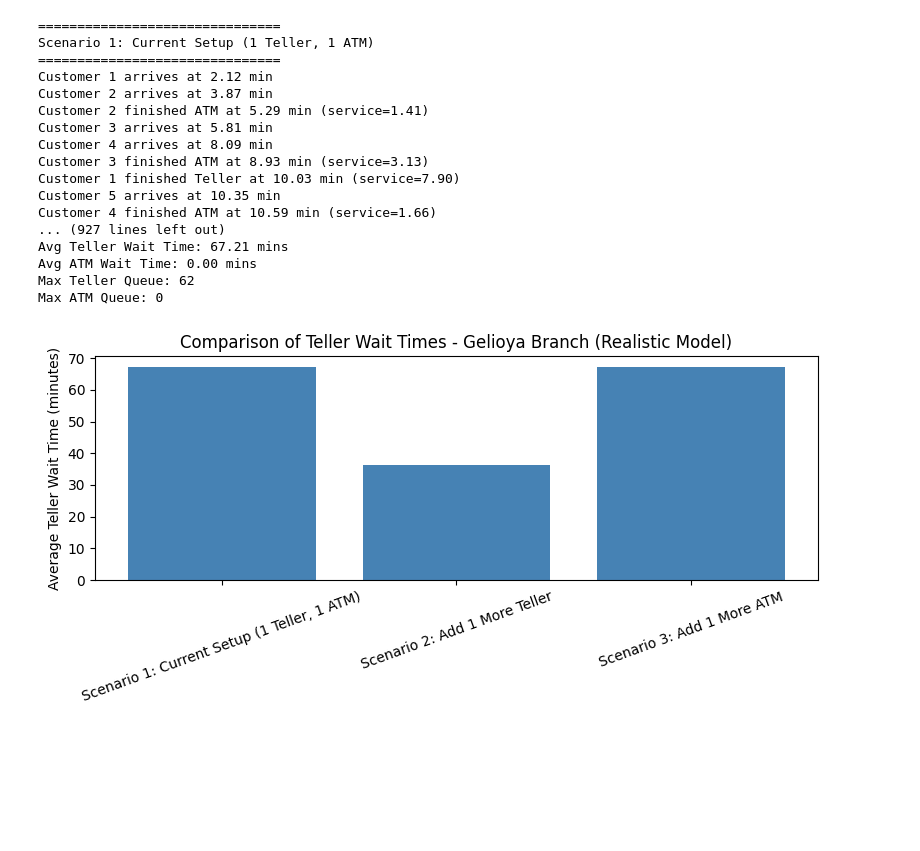
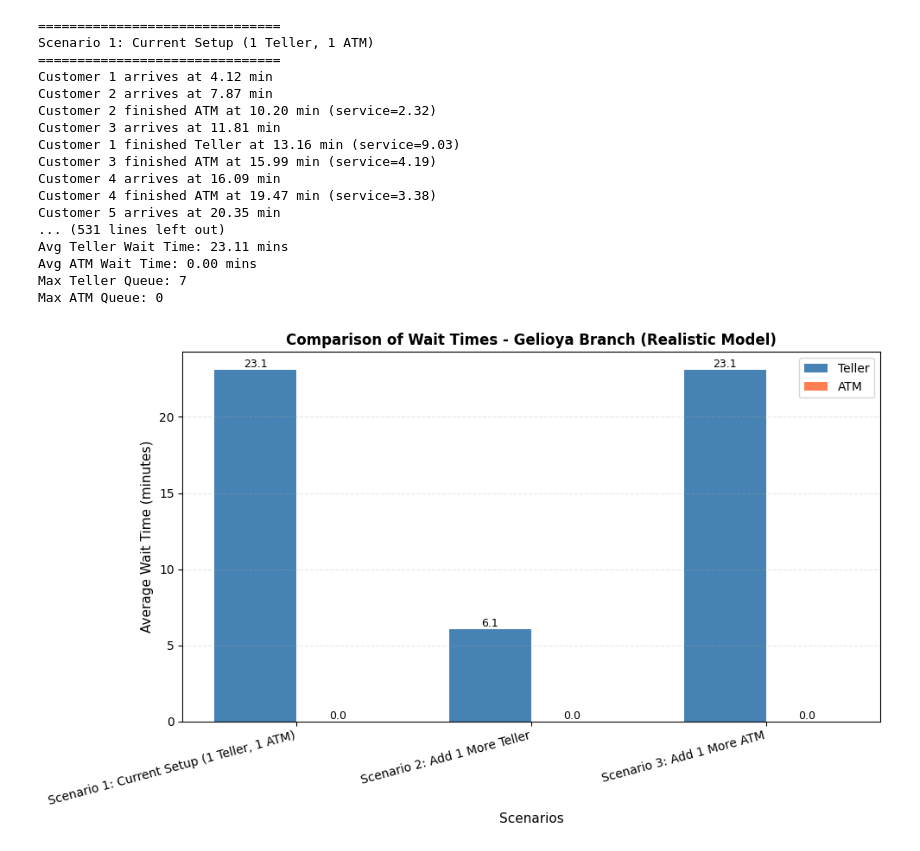
Before and after one commit to achinthaKodithuwakku/simpy, a Jupyter notebook: practice/bankTest.ipynb, the cells around one changed output. Drawn from its saved outputs; the diff is of its cells as text; code cells hidden in the pictures; blank space fills up the shorter version.

```diff
--- a/practice/bankTest.ipynb
+++ b/practice/bankTest.ipynb
@@ -3,6 +3,7 @@ import simpy
 import random
 import statistics
 import matplotlib.pyplot as plt
+import numpy as np
 
 # -----------------------------
 # Simulation Parameters (Sri Lankan Bank realistic)
@@ -12,7 +13,7 @@ SIM_TIME = 360          # 6 hours (in minutes)
 INTER_ARRIVAL = 5.0     # mean time between arrivals (minutes)
 
 # Service times (in minutes)
-TELLER_SERVICE_TIME = 7    # average teller service time
+TELLER_SERVICE_TIME = 8    # average teller service time
 
 # -----------------------------
 # Data Collection
@@ -30,7 +31,7 @@ def customer(env, name, teller, atm):
     arrival_time = env.now
     print(f"{name} arrives at {arrival_time:.2f} min")
 
-    # 30% of customers use the ATM
+    # 50% of customers use the ATM
     if random.random() < 0.3:
         with atm.request() as request:
             yield request
@@ -38,7 +39,7 @@ def customer(env, name, teller, atm):
             wait_times_atm.append(wait)
 
             # --- More realistic ATM timing ---
-            operating_time = random.uniform(1.0, 1.2)   # insert card, select menu, etc.
+            operating_time = random.uniform(1.0, 3.0)   # insert card, select menu, etc.
             transaction_time = random.uniform(0.3, 0.8) # actual withdrawal
             total_service_time = operating_time + transaction_time
 
@@ -106,53 +107,80 @@ def run_simulation(num_tellers=1, num_atms=1, arrival_rate=INTER_ARRIVAL):
     print(f"Max Teller Queue: {max(queue_lengths_teller, default=0)}")
     print(f"Max ATM Queue: {max(queue_lengths_atm, default=0)}")
 
     return avg_wait_teller, avg_wait_atm
 
 # -----------------------------
 # Scenarios
 # -----------------------------
 scenarios = {
-    "Scenario 1: Current Setup (1 Teller, 1 ATM)": (1, 1, 2.0),
-    "Scenario 2: Add 1 More Teller": (2, 1, 2.0),
-    "Scenario 3: Add 1 More ATM": (1, 2, 2.0)
+    "Scenario 1: Current Setup (1 Teller, 1 ATM)": (1, 1, 4.0),
+    "Scenario 2: Add 1 More Teller": (2, 1, 4.0),
+    "Scenario 3: Add 1 More ATM": (1, 2, 4.0)
 }
 
 results = {}
 
 for name, (tellers, atms, arrival) in scenarios.items():
     print("\n===============================")
     print(name)
     print("===============================")
     avg_teller, avg_atm = run_simulation(num_tellers=tellers, num_atms=atms, arrival_rate=arrival)
     results[name] = (avg_teller, avg_atm)
 
 # -----------------------------
-# Plot Results
+# Combined Plot - Grouped Bar Chart
 # -----------------------------
-plt.figure(figsize=(8, 4))
-plt.bar(results.keys(), [v[0] for v in results.values()], color='steelblue')
-plt.ylabel('Average Teller Wait Time (minutes)')
-plt.title('Comparison of Teller Wait Times - Gelioya Branch (Realistic Model)')
-plt.xticks(rotation=20)
+fig, ax = plt.subplots(figsize=(10, 6))
+
+# Extract data
+scenarios_names = list(results.keys())
+teller_waits = [v[0] for v in results.values()]
+atm_waits = [v[1] for v in results.values()]
+
+# Set up positions for grouped bars
+x = np.arange(len(scenarios_names))
+width = 0.35
+
+# Create bars
+bars1 = ax.bar(x - width/2, teller_waits, width, label='Teller', color='steelblue')
+bars2 = ax.bar(x + width/2, atm_waits, width, label='ATM', color='coral')
+
+# Customize plot
+ax.set_ylabel('Average Wait Time (minutes)', fontsize=11)
+ax.set_xlabel('Scenarios', fontsize=11)
+ax.set_title('Comparison of Wait Times - Gelioya Branch (Realistic Model)', fontsize=12, fontweight='bold')
+ax.set_xticks(x)
+ax.set_xticklabels(scenarios_names, rotation=15, ha='right')
+ax.legend()
+ax.grid(axis='y', alpha=0.3, linestyle='--')
+
+# Add value labels on top of bars
+for bars in [bars1, bars2]:
+    for bar in bars:
+        height = bar.get_height()
+        ax.text(bar.get_x() + bar.get_width()/2., height,
+                f'{height:.1f}',
+                ha='center', va='bottom', fontsize=9)
+
 plt.tight_layout()
 plt.show()
 # %% [output]
 ===============================
 Scenario 1: Current Setup (1 Teller, 1 ATM)
 ===============================
-Customer 1 arrives at 2.12 min
-Customer 2 arrives at 3.87 min
-Customer 2 finished ATM at 5.29 min (service=1.41)
-Customer 3 arrives at 5.81 min
-Customer 4 arrives at 8.09 min
-Customer 3 finished ATM at 8.93 min (service=3.13)
-Customer 1 finished Teller at 10.03 min (service=7.90)
-Customer 5 arrives at 10.35 min
-Customer 4 finished ATM at 10.59 min (service=1.66)
-... (927 lines left out)
-Avg Teller Wait Time: 67.21 mins
+Customer 1 arrives at 4.12 min
+Customer 2 arrives at 7.87 min
+Customer 2 finished ATM at 10.20 min (service=2.32)
+Customer 3 arrives at 11.81 min
+Customer 1 finished Teller at 13.16 min (service=9.03)
+Customer 3 finished ATM at 15.99 min (service=4.19)
+Customer 4 arrives at 16.09 min
+Customer 4 finished ATM at 19.47 min (service=3.38)
+Customer 5 arrives at 20.35 min
+... (531 lines left out)
+Avg Teller Wait Time: 23.11 mins
 Avg ATM Wait Time: 0.00 mins
-Max Teller Queue: 62
+Max Teller Queue: 7
 Max ATM Queue: 0
-[figure, old version]
+[figure, new version]
 # %%
```
Also changed, not shown: parts of 10 cells of this notebook, 2 other files.
